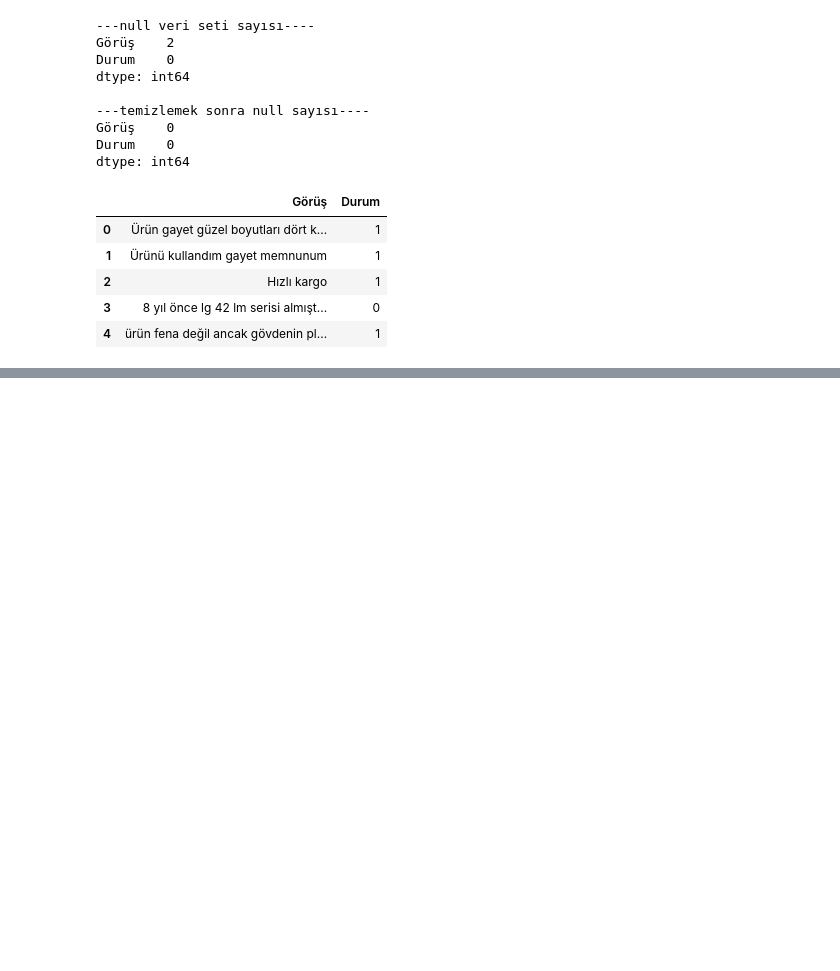
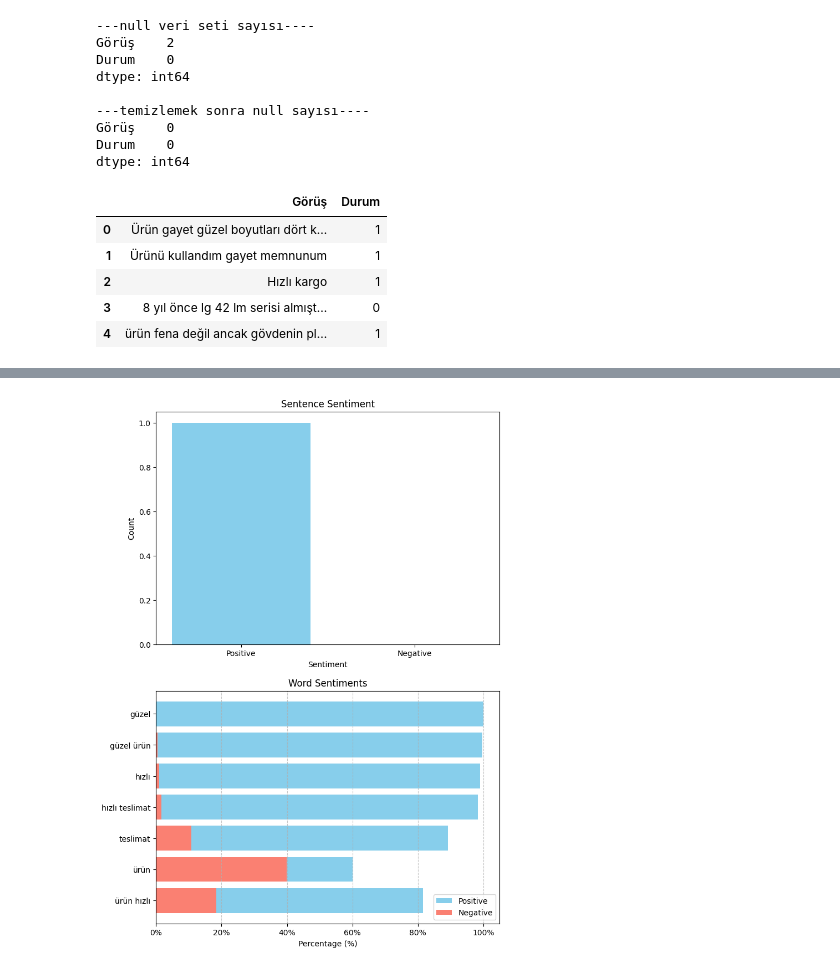
Before and after one commit to MusaabK99/BigData-Project, a Jupyter notebook: bigDataProject.ipynb, the cells around one changed output, grey strips where cells are left out. Drawn from its saved outputs; the diff is of its cells as text; code cells hidden in the pictures; blank space fills up the shorter version.

```diff
--- a/bigDataProject.ipynb
+++ b/bigDataProject.ipynb
@@ -113,7 +98,7 @@ X_test_tfidf = tfidf.transform(X_te)
 # %%
 models = [
     LogisticRegression(),
-    SVC(kernel='linear'),
+    SVC(kernel='linear', probability=True),
     RandomForestClassifier(),
     GradientBoostingClassifier(),
     MultinomialNB(),
@@ -127,9 +112,7 @@ def train_and_evaluate_model(model, X_train, X_test, y_train, y_test):
 
     print(f"Model: {model.__class__.__name__}")
     print("Accuracy:", accuracy_score(y_test, y_pred))
-    # print("Classification Report:\n", classification_report(y_test, y_pred, target_names=['Olumsuz', 'Olumlu']))
 
-    # Confusion Matrix
     cm = confusion_matrix(y_test, y_pred)
     plt.figure(figsize=(8, 6))
     sns.heatmap(cm, annot=True, fmt='d', cmap='Blues', xticklabels=['Olumsuz', 'Olumlu'], yticklabels=['Olumsuz', 'Olumlu'])
@@ -138,10 +121,6 @@ def train_and_evaluate_model(model, X_train, X_test, y_train, y_test):
     plt.title(f'Confusion Matrix - {model.__class__.__name__}')
     plt.show()
 
-
-
-
-# Evaluate models
 best_model = None
 best_accuracy = 0
 
@@ -176,51 +155,65 @@ Accuracy: 0.85924617196702
 [figure]
 Best model: SVC with accuracy: 0.8916372202591284
 # %%
-# Create a pipeline with the best model
 pipeline = Pipeline([
     ('vectorizer', tfidf),
     ('classifier', best_model)
 ])
-
-# Train the pipeline on the entire dataset
 pipeline.fit(veriseti['new_text'], veriseti['Durum'])
-
 
 def predict_sentiment(text):
     processed_text = clean_and_normalize_text(text)
     vectorized_text = pipeline.named_steps['vectorizer'].transform([processed_text])
-
-    # Predict the sentiment of the entire sentence
     sentence_prediction = pipeline.named_steps['classifier'].predict(vectorized_text)[0]
-    sentence_prediction_label = 'Olumlu' if sentence_prediction == 1 else 'Olumsuz'
-
-    # Convert the sparse matrix to a dense array
+    sentence_prediction_label = 'Positive' if sentence_prediction == 1 else 'Negative'
     vectorized_text_array = vectorized_text.toarray()[0]
 
-    # Extract words
-    words = tfidf.get_feature_names_out()
+    words = pipeline.named_steps['vectorizer'].get_feature_names_out()
     filtered_words = [words[i] for i, value in enumerate(vectorized_text_array) if value > 0 and words[i] not in ineffective]
-
-    # Predict sentiment for each word
     word_sentiments = {}
     for word in filtered_words:
-        if len(word.split()) > 1:  # Check if the word is an n-gram
-            word_vectorized = tfidf.transform([word])
-            word_prediction = pipeline.named_steps['classifier'].predict(word_vectorized)[0]
-            word_prediction_label = 'Olumlu' if word_prediction == 1 else 'Olumsuz'
-            word_sentiments[word] = word_prediction_label
+        word_vectorized = pipeline.named_steps['vectorizer'].transform([word])
+        word_prediction = pipeline.named_steps['classifier'].predict(word_vectorized)[0]
+        word_proba = pipeline.named_steps['classifier'].predict_proba(word_vectorized)[0]
+        positive_proba = word_proba[1]
+        negative_proba = word_proba[0]
+
+        word_sentiments[word] = {
+            'label': 'Positive' if word_prediction == 1 else 'Negative',
+            'positive_percentage': positive_proba * 100,
+            'negative_percentage': negative_proba * 100
+        }
 
     return sentence_prediction_label, word_sentiments
 
-# Test the function with your text
 test_text = "Güzel ürün. Hızlı teslimat"
 sentence_sentiment, word_sentiments = predict_sentiment(test_text)
-
-# Print the sentiment of the entire sentence
 print(f"Sentence sentiment: {sentence_sentiment}")
-
-# Print the sentiment of individual words
 print("Word sentiments:")
 for word, sentiment in word_sentiments.items():
-    print(f"{word}")
+    print(f"{word}: {sentiment['label']} (Positive: {sentiment['positive_percentage']:.2f}%, Negative: {sentiment['negative_percentage']:.2f}%)")
+
+words = list(word_sentiments.keys())
+positive_percentages = [sentiment['positive_percentage'] for sentiment in word_sentiments.values()]
+negative_percentages = [sentiment['negative_percentage'] for sentiment in word_sentiments.values()]
+
+fig, ax = plt.subplots(2, 1, figsize=(8, 12))
+
+sentence_labels = ['Positive', 'Negative']
+sentence_sizes = [sentence_sentiment.count('Positive'), sentence_sentiment.count('Negative')]
+ax[0].bar(sentence_labels, sentence_sizes, color=['skyblue', 'salmon'])
+ax[0].set_xlabel('Sentiment')
+ax[0].set_ylabel('Count')
+ax[0].set_title('Sentence Sentiment')
+
+ax[1].barh(words, positive_percentages, label='Positive', color='skyblue')
+ax[1].barh(words, negative_percentages, label='Negative', color='salmon')
+ax[1].set_xlabel('Percentage (%)')
+ax[1].set_title('Word Sentiments')
+ax[1].legend()
+ax[1].xaxis.set_major_formatter('{x:.0f}%')
+ax[1].invert_yaxis()
+ax[1].grid(axis='x', linestyle='--', alpha=0.7)
+
+plt.show()
 # %% [output]
@@ -231,0 +229 @@ hızlı teslimat
+[figure, added]
```
Also changed, not shown: parts of 5 cells of this notebook, 4 other files.
